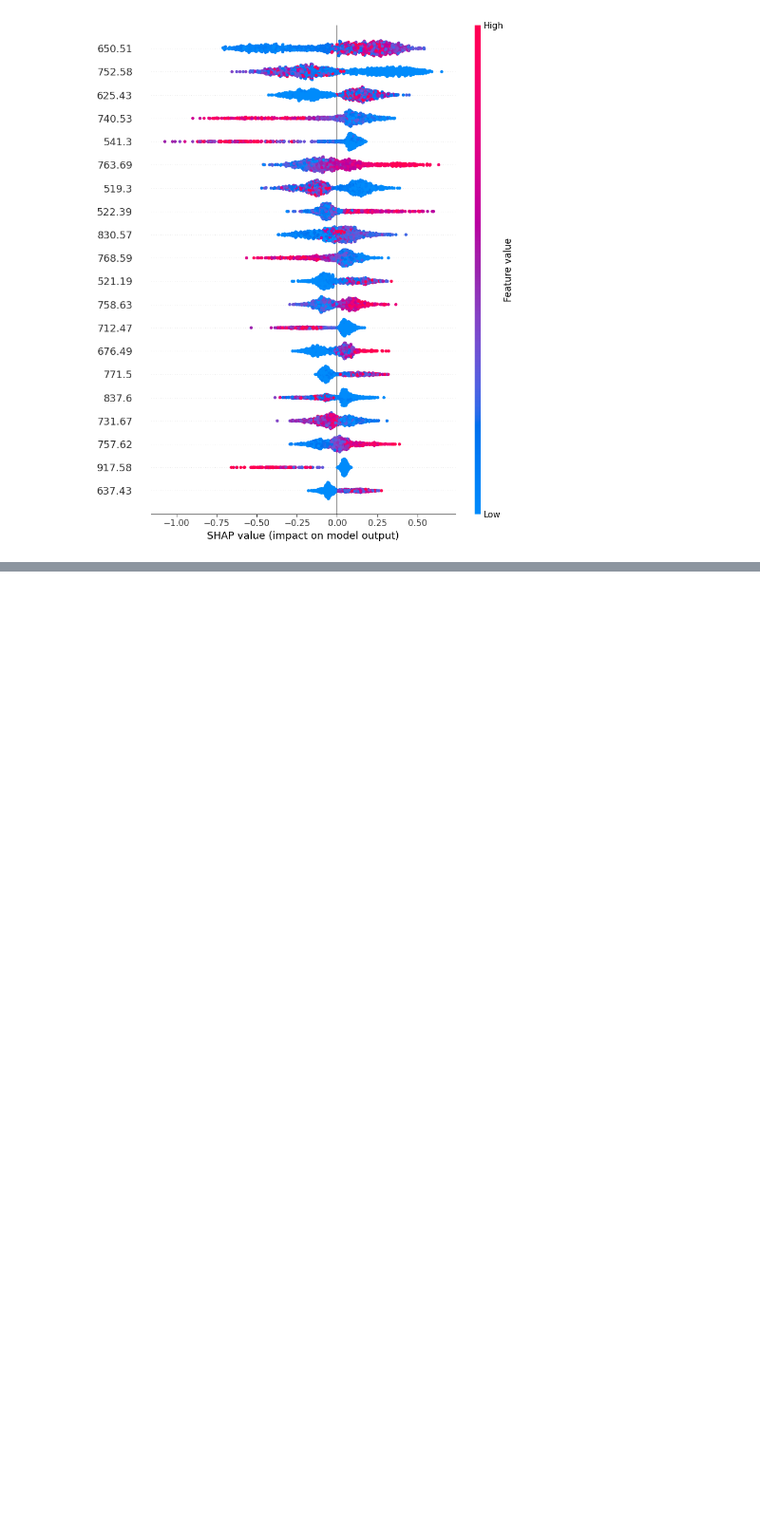
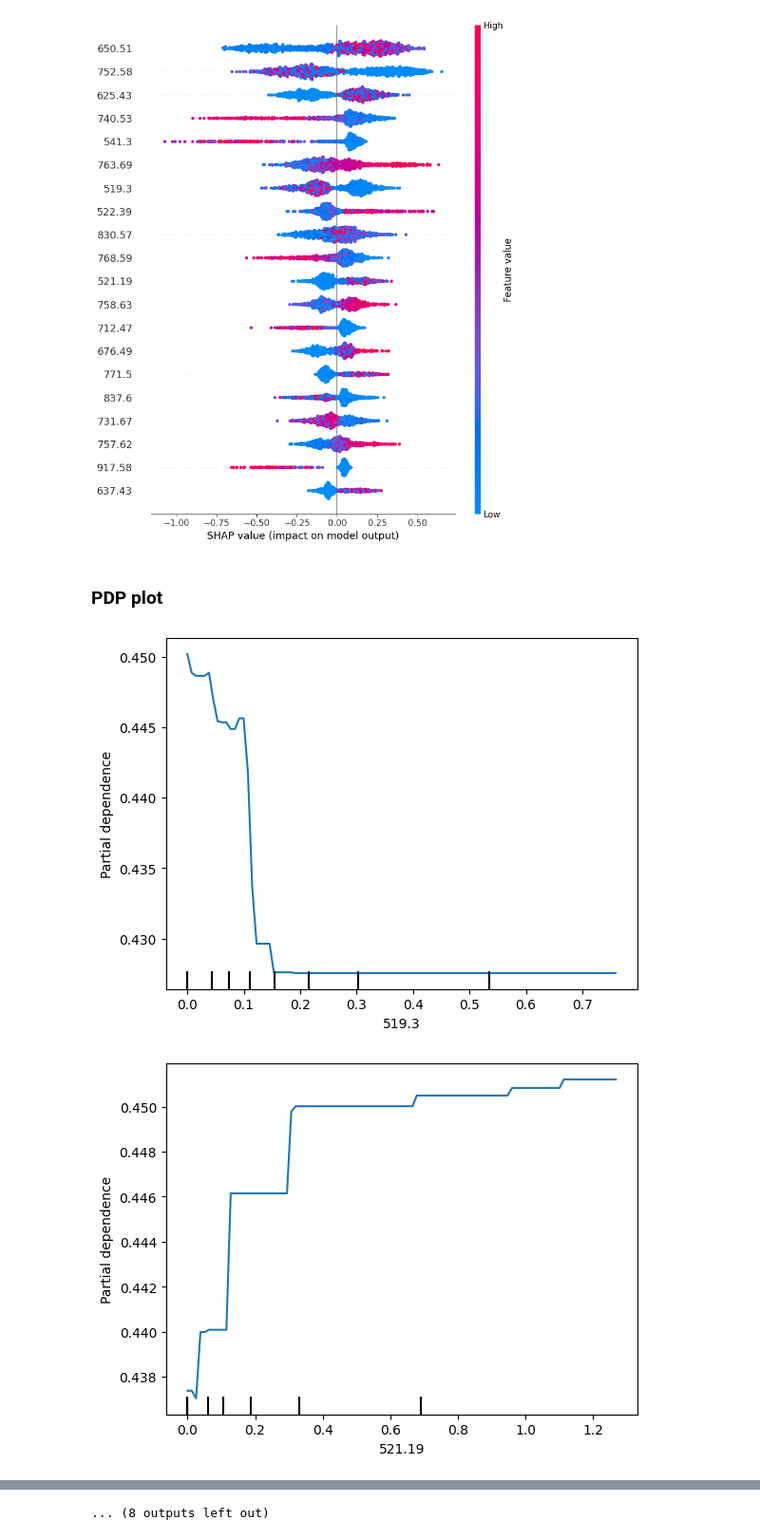
Before and after one commit to costasmexis/machinelearningcourse, a Jupyter notebook: proposal/main.ipynb, the cells around one changed output, grey strips where cells are left out. Shown at 95% size. Drawn from its saved outputs; the diff is of its cells as text; code cells hidden in the pictures; blank space fills up the shorter version.

```diff
--- a/proposal/main.ipynb
+++ b/proposal/main.ipynb
@@ -531,3 +534,15 @@ shap.summary_plot(shap_values, MyData.X_train)  # Replace X with your actual dat
 ntree_limit is deprecated, use `iteration_range` or model slicing instead.
 No data for colormapping provided via 'c'. Parameters 'vmin', 'vmax' will be ignored
 [figure]
+# %% [markdown]
+### PDP plot
+# %%
+from sklearn.inspection import PartialDependenceDisplay
+
+for i in range(MyData.X_train.shape[1]):
+    if MyData.X_train.columns[i] in [650.51, 752.58, 625.43, 740.53, 541.3, 763.69, 519.3, 522.39, 830.57, 768.59, 521.19, 758.63, 712.47, 676.49, 771.5, 837.6, 731.67, 757.62, 917.58, 637.43]:
+        PartialDependenceDisplay.from_estimator(xgb, MyData.X_train, [i])
+        plt.show()
+# %% [output]
+[figure, added]
+[figure, added]
@@ -533,0 +559 @@ No data for colormapping provided via 'c'. Parameters 'vmin', 'vmax' will be ign
+... (8 outputs left out)
```
Also changed, not shown: parts of 6 cells of this notebook.
